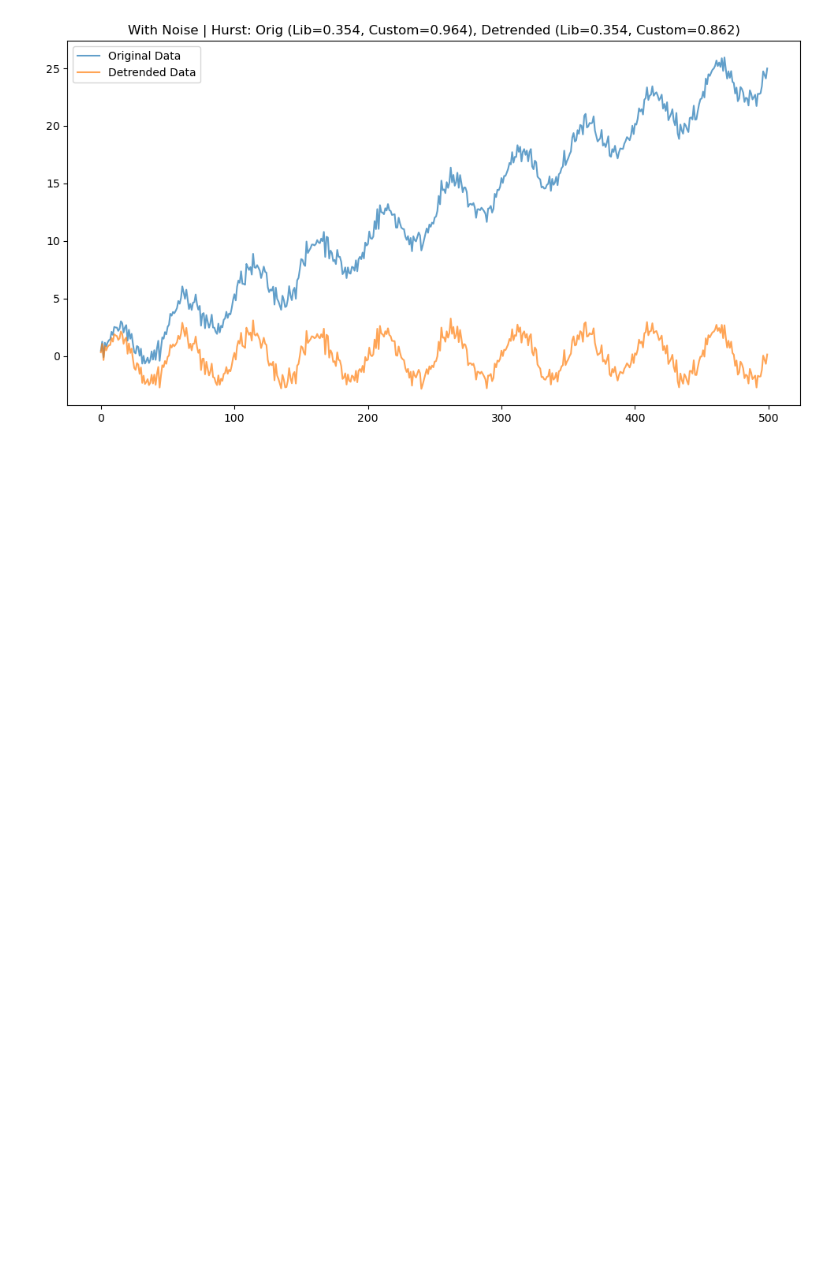
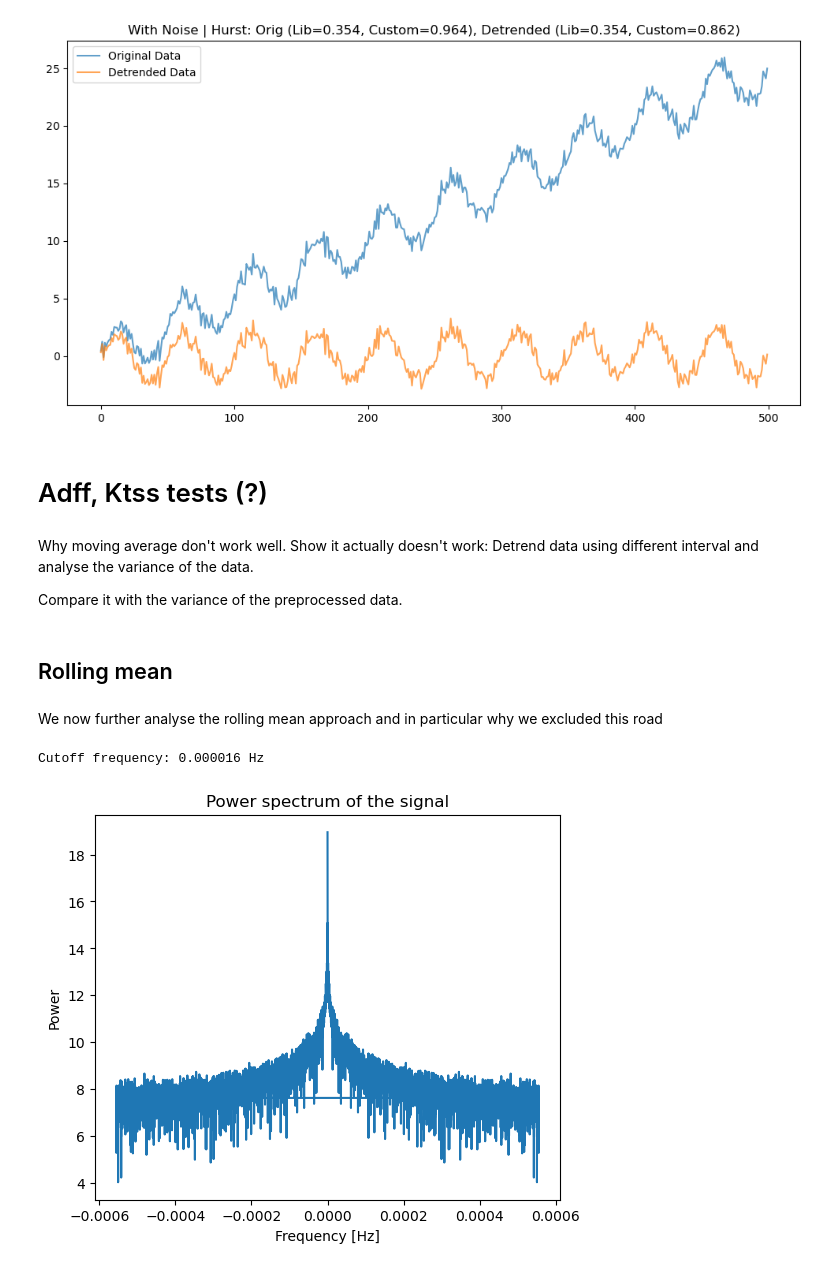
Before and after one commit to gpoccianti/LCP_projects_Y7, a Jupyter notebook: Code/XSOR_report.ipynb, the cells around one changed output. Cells and saved outputs as stored; diff of their text form; code cells hidden in the pictures; blank space fills up the shorter version.

```diff
--- a/Code/XSOR_report.ipynb
+++ b/Code/XSOR_report.ipynb
@@ -272,3 +378,13 @@ analyze_series(data_noisy, "With Noise")
 # %% [output]
 [figure]
 [figure]
+# %% [markdown]
+# Adff, Ktss tests (?)
+# %% [markdown]
+Why moving average don't work well. Show it actually doesn't work: Detrend data using different interval and analyse the variance of the data.
+
+Compare it with the variance of the preprocessed data.
+# %% [markdown]
+## Rolling mean
+# %% [markdown]
+We now further analyse the rolling mean approach and in particular why we excluded this road
@@ -274,0 +448,35 @@ analyze_series(data_noisy, "With Noise")
+# %%
+#from functions import *
+# Load the data
+_, close_data = import_data("data_M15/DJ_M15_202009240845_202411131015.csv") #data_M15/FTSE100_M15_201912230600_202411131015.csv"
+
+# We consider a 2 day interval
+t_min = pd.to_datetime('2020.09.24 08:45:00')
+t_min = close_data.index.get_loc(t_min)
+
+
+t_max = pd.to_datetime('2020.12.24 08:45:00')
+t_max = close_data.index.get_loc(t_max)
+
+# Extract the signal and its datetime index
+sig = close_data[t_min:t_max]
+datetime_index = close_data.index[t_min:t_max]
+
+# Call the filter_signal function from functions module
+#filtered_sig_series = functions.filter_signal(sig, datetime_index, time_step=15*60, freq_factor=10)
+filtered_sig_series=filter_signal_by_auc(sig, datetime_index, time_step=15*60, discard_fraction=0.01, plot_spectrum=False)
+filter_signal(sig, datetime_index);
+
+filtered_sig=filtered_sig_series
+H_rollv=[]
+H_v=[]
+x=np.linspace(2,50)
+for window in x:
+    filtered_new=(filtered_sig-filtered_sig.rolling(window=int(window)).mean()) #Rolling mean over window
+    filtered_sig_no_nan = filtered_new[~np.isnan(filtered_new)] #Remove NaN values
+    H_roll, c, data=compute_Hc(filtered_sig_no_nan,kind='random_walk', simplified=False) #Compute Hurst exponent
+    H, c, data = compute_Hc(filtered_sig,kind='random_walk', simplified=False)
+    H_rollv.append(H_roll)
+# %% [output]
+Cutoff frequency: 0.000016 Hz
+[figure, added]
```
Also changed, not shown: parts of 22 cells of this notebook.
